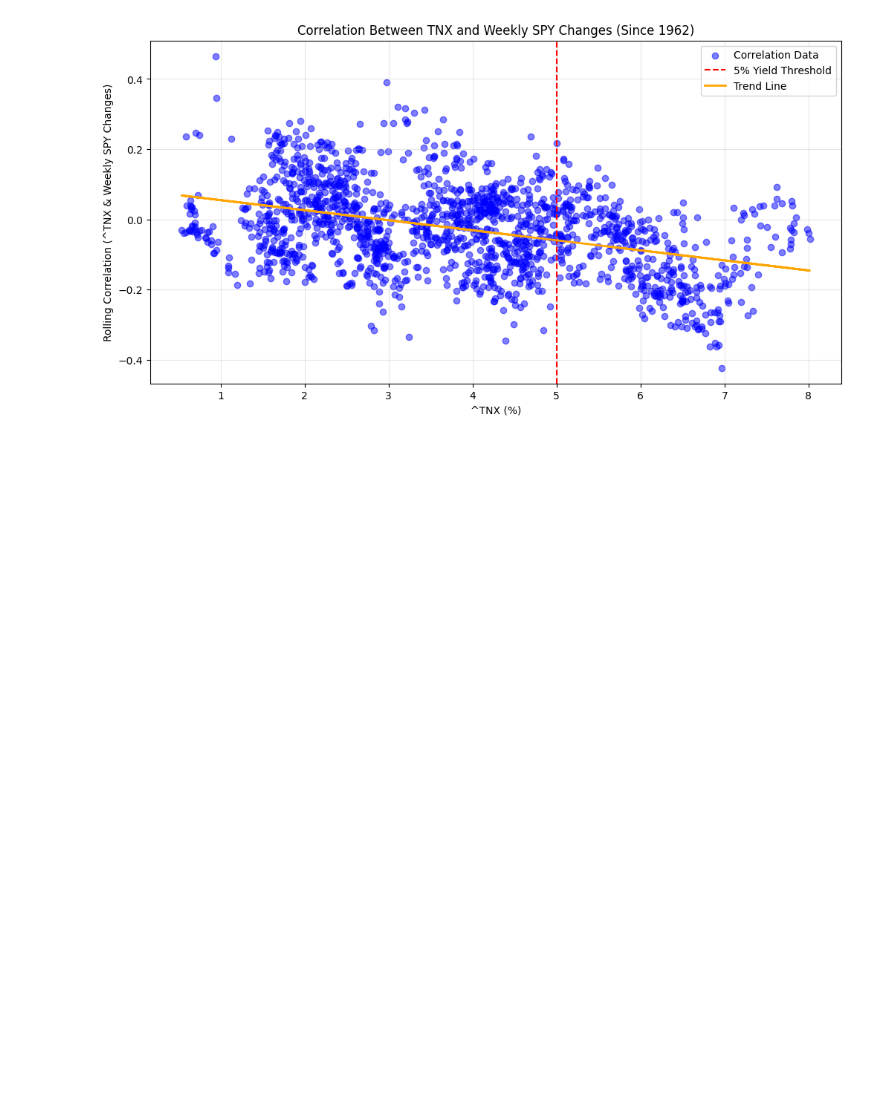
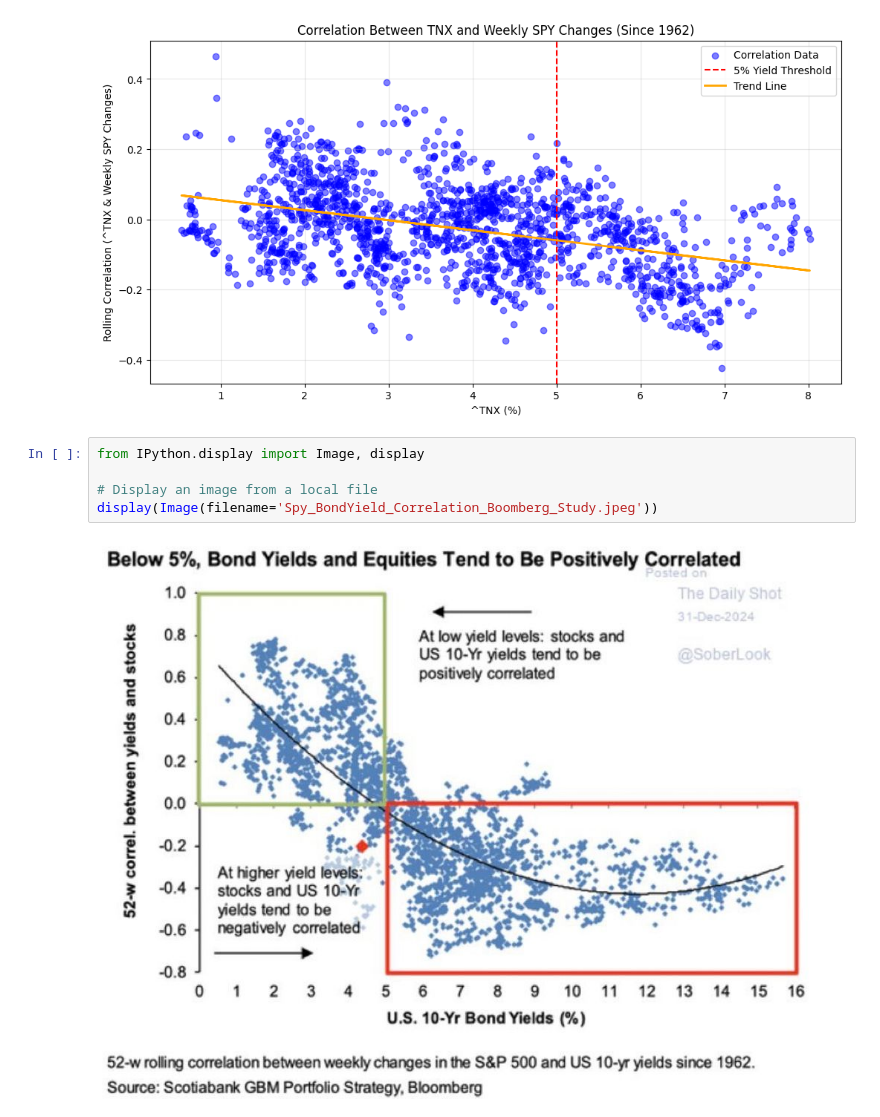
Before and after one commit to shubhankitmohan/SIADS593, a Jupyter notebook: src/notebook/Equity_SPY_TNX_1962_study.ipynb, the cells around one changed output. Drawn from its saved outputs; the diff is of its cells as text; blank space fills up the shorter version.

Commit message:
[TNX][SPY][Plot] add notebook version with supporting plot

```diff
--- a/src/notebook/Equity_SPY_TNX_1962_study.ipynb
+++ b/src/notebook/Equity_SPY_TNX_1962_study.ipynb
@@ -145,3 +145,10 @@ plot_correlation_vs_yield(weekly_data, correlation, "^TNX", "SPY", save_path="co
 [*********************100%***********************]  1 of 1 completed
 Plot saved to correlation_plot.png
 [figure]
+# %%
+from IPython.display import Image, display
+
+# Display an image from a local file
+display(Image(filename='Spy_BondYield_Correlation_Boomberg_Study.jpeg'))
+# %% [output]
+[figure, added]
```
Also changed, not shown: 1 other file.
